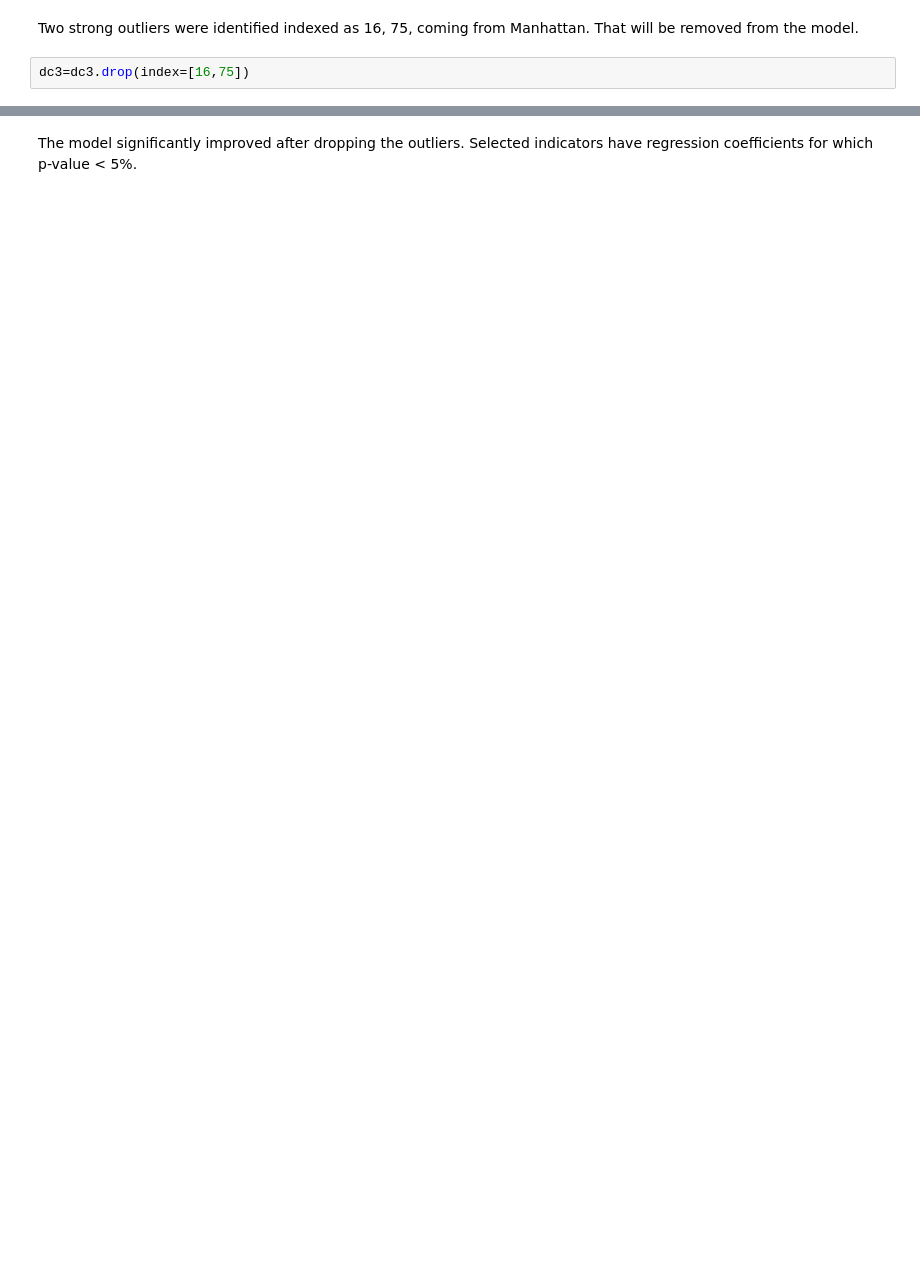
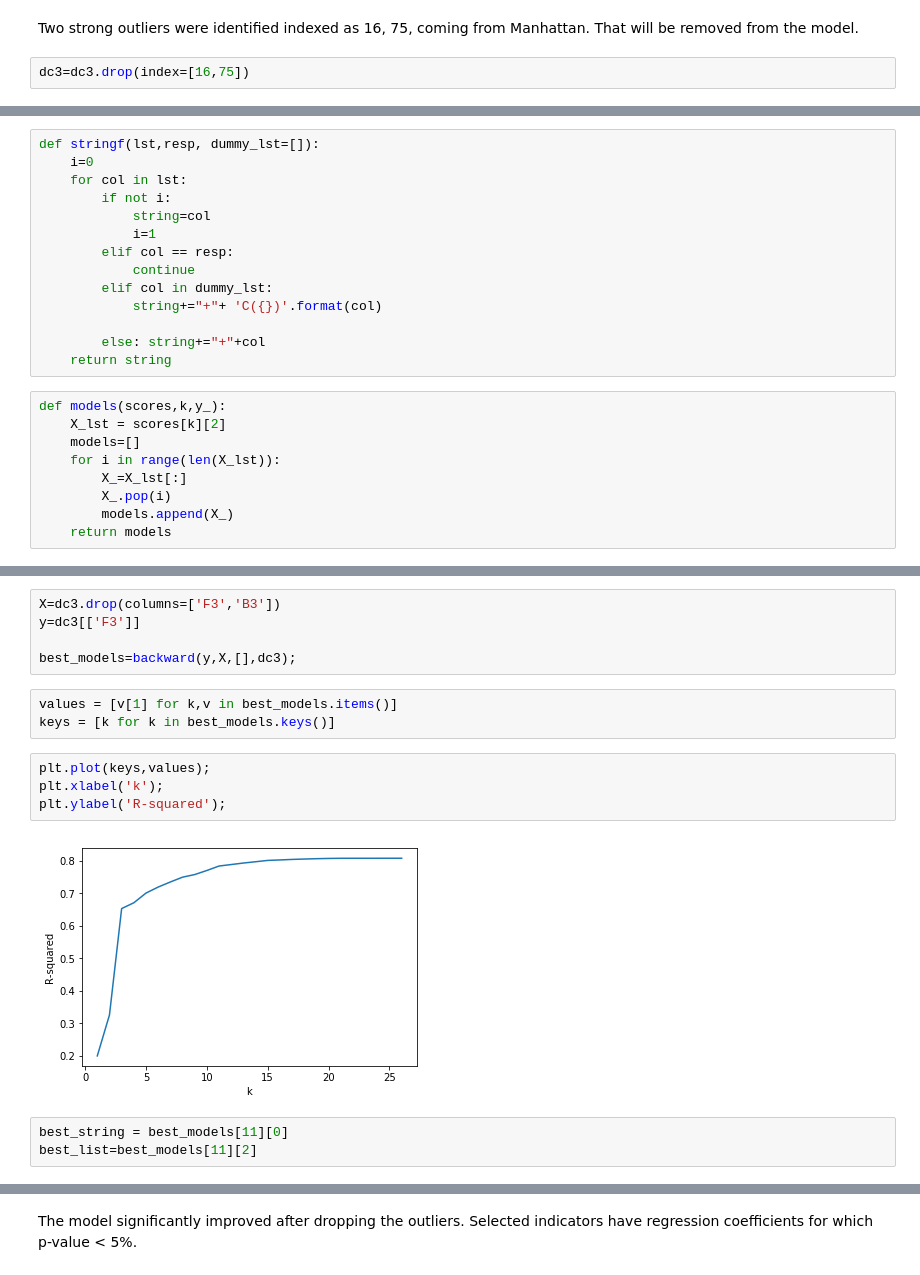
Before and after one commit to czapol/Analysis-of-Crimes-in-the-City-of-New-York, a Jupyter notebook: ANALYSIS OF CRIMES IN THE CITY OF NEW YORK.ipynb, the cells around one changed output, grey strips where cells are left out. Saved outputs shown, nothing was run; the diff lists cells and outputs as text; blank space fills up the shorter version.

```diff
--- a/ANALYSIS OF CRIMES IN THE CITY OF NEW YORK.ipynb
+++ b/ANALYSIS OF CRIMES IN THE CITY OF NEW YORK.ipynb
@@ -462,0 +554,23 @@ strong multicollinearity or other numerical problems.
+# %%
+def stringf(lst,resp, dummy_lst=[]):
+    i=0
+    for col in lst:
+        if not i:
+            string=col
+            i=1
+        elif col == resp:
+            continue
+        elif col in dummy_lst:
+            string+="+"+ 'C({})'.format(col)
+
+        else: string+="+"+col
+    return string
+# %%
+def models(scores,k,y_):
+    X_lst = scores[k][2]
+    models=[]
+    for i in range(len(X_lst)):
+        X_=X_lst[:]
+        X_.pop(i)
+        models.append(X_)
+    return models
@@ -462,0 +617,17 @@ strong multicollinearity or other numerical problems.
+# %%
+X=dc3.drop(columns=['F3','B3'])
+y=dc3[['F3']]
+
+best_models=backward(y,X,[],dc3);
+# %%
+values = [v[1] for k,v in best_models.items()]
+keys = [k for k in best_models.keys()]
+# %%
+plt.plot(keys,values);
+plt.xlabel('k');
+plt.ylabel('R-squared');
+# %% [output]
+[figure, added]
+# %%
+best_string = best_models[11][0]
+best_list=best_models[11][2]
```
Also changed, not shown: parts of 50 cells of this notebook, 2 other files.
